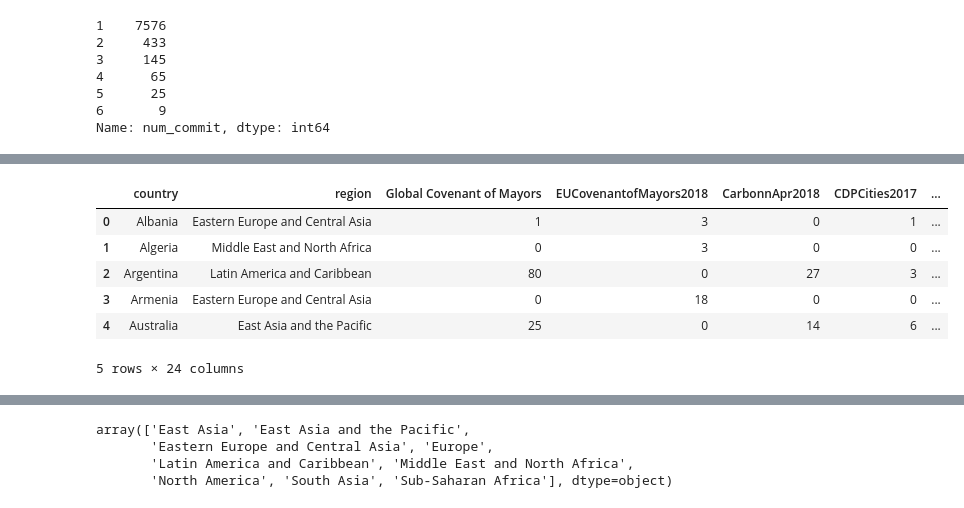
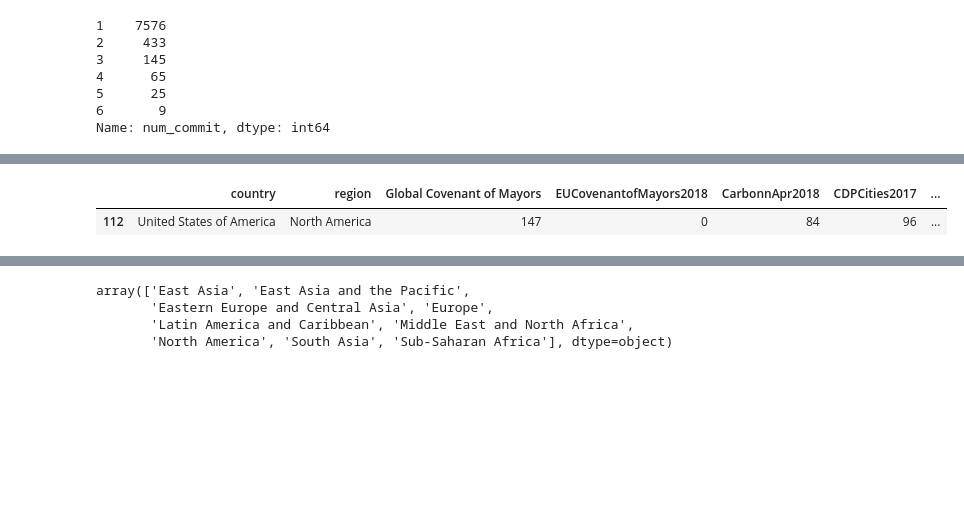
Before and after one commit to randyjulian/hack4climate, a Jupyter notebook: notebooks/YNC Datathon 1b Nicklaus.ipynb, the cells around one changed output, grey strips where cells are left out. Cells and saved outputs as stored; diff of their text form; code cells hidden in the pictures; blank space fills up the shorter version.

```diff
--- a/notebooks/YNC Datathon 1b Nicklaus.ipynb
+++ b/notebooks/YNC Datathon 1b Nicklaus.ipynb
@@ -386,16 +391,11 @@ KeyError: 'population'
 # %%
 compare_countries = pd.merge(compare_countries, gdp, how='inner', on="country")
 compare_countries = pd.merge(compare_countries, population, how='inner', on="country")
-# %%
-compare_countries.head()
-# %% [output]
-|  | country | region | Global Covenant of Mayors | EUCovenantofMayors2018 | CarbonnApr2018 | CDPCities2017 | ... |
-| 0 | Albania | Eastern Europe and Central Asia | 1 | 3 | 0 | 1 | ... |
-| 1 | Algeria | Middle East and North Africa | 0 | 3 | 0 | 0 | ... |
-| 2 | Argentina | Latin America and Caribbean | 80 | 0 | 27 | 3 | ... |
-| 3 | Armenia | Eastern Europe and Central Asia | 0 | 18 | 0 | 0 | ... |
-| 4 | Australia | East Asia and the Pacific | 25 | 0 | 14 | 6 | ... |
-5 rows × 24 columns
+# %%
+compare_countries[compare_countries["country"] == "United States of America"]
+# %% [output]
+|  | country | region | Global Covenant of Mayors | EUCovenantofMayors2018 | CarbonnApr2018 | CDPCities2017 | ... |
+| 112 | United States of America | North America | 147 | 0 | 84 | 96 | ... |
 # %%
 compare_countries["gdp"] = pd.to_numeric(compare_countries["gdp"])
 compare_countries["population"] = pd.to_numeric(compare_countries["population"])
```
Also changed, not shown: parts of 7 cells of this notebook, 1 other file.
